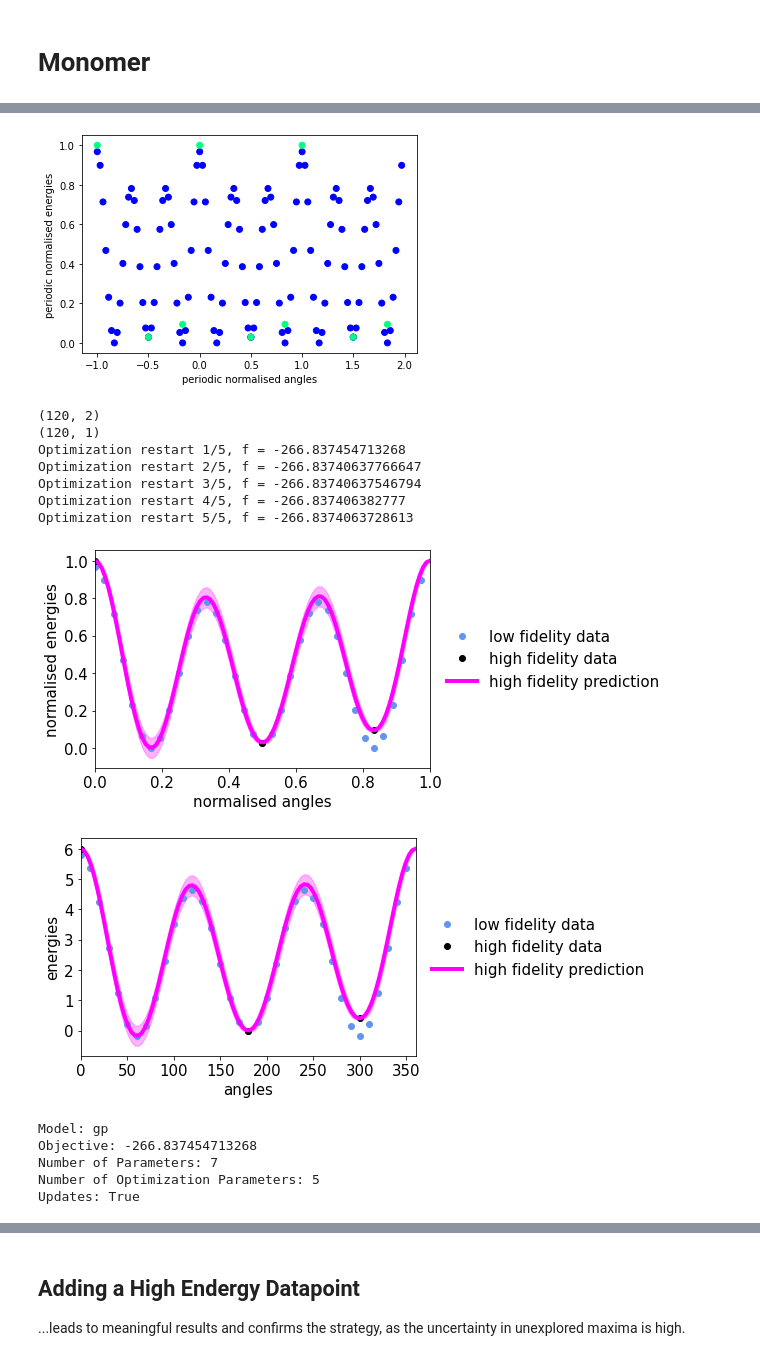
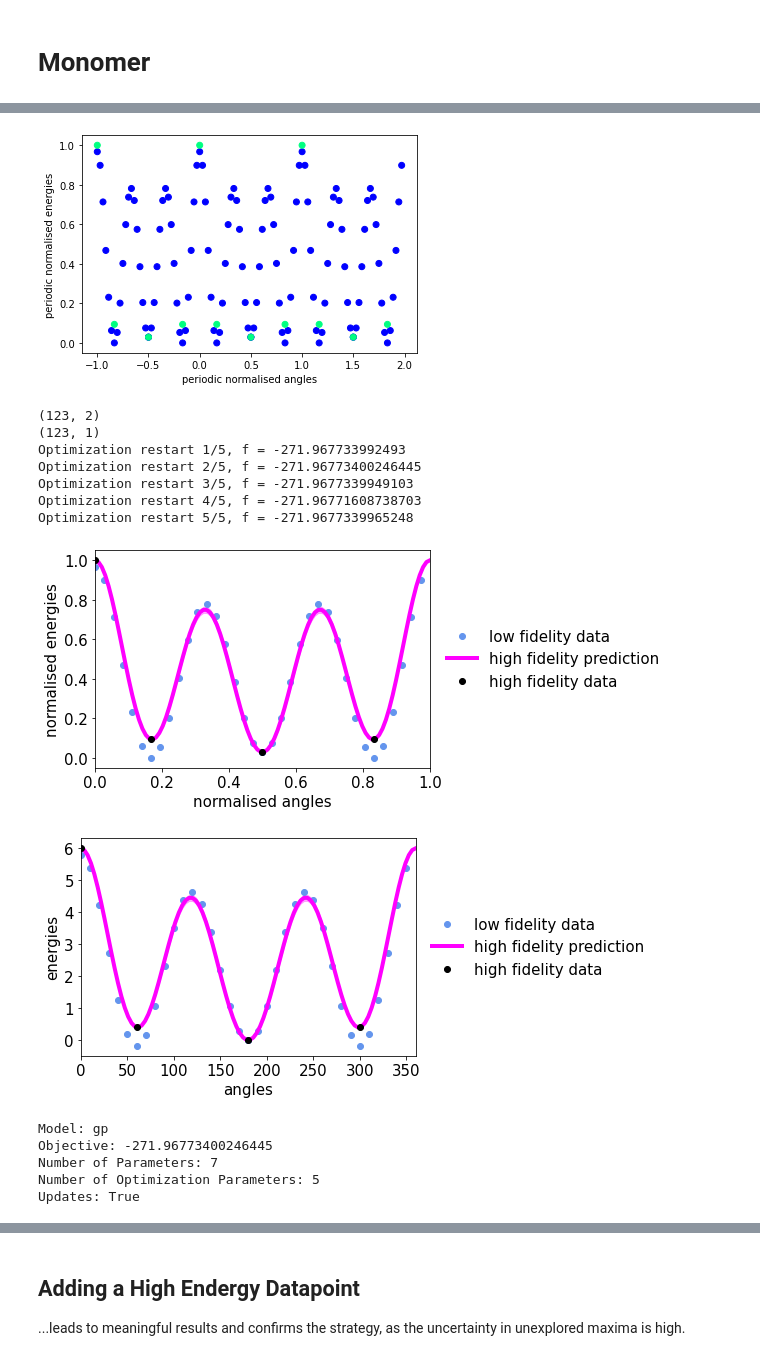
Before and after one commit to maxfleck/tamkintools-multi-fidelity-bayesian, a Jupyter notebook: Umer_results/umer_mf.ipynb, the cells around one changed output, grey strips where cells are left out. Cells and saved outputs as stored; diff of their text form; code cells hidden in the pictures.

Commit message:
nice plots 2

```diff
--- a/Umer_results/umer_mf.ipynb
+++ b/Umer_results/umer_mf.ipynb
@@ -213,8 +213,8 @@ Updates: True
 | mixed_noise.Gaussian_noise.variance | 1e-07 | +ve fixed |  |
 | mixed_noise.Gaussian_noise_1.vari... | 1e-07 | +ve fixed |  |
 # %%
-cc_dihedral_monomer = np.array( [0.,180,300] )
-cc_energy_monomer = np.array( [ 6, 0., 0.4] )
+cc_dihedral_monomer = np.array( [0.,60,180,300] )
+cc_energy_monomer = np.array( [ 6, 0.4, 0., 0.4] )
 
 
 dihedral_monomer = ( rotor1.rot_scan.potential[0] )/np.pi*180
@@ -272,15 +272,15 @@ set angle range 360.0
-[figure, old version]
+[figure, new version]
-(120, 2)
-(120, 1)
-Optimization restart 1/5, f = -266.837454713268
-Optimization restart 2/5, f = -266.83740637766647
-Optimization restart 3/5, f = -266.83740637546794
-Optimization restart 4/5, f = -266.837406382777
-Optimization restart 5/5, f = -266.8374063728613
+(123, 2)
+(123, 1)
+Optimization restart 1/5, f = -271.967733992493
+Optimization restart 2/5, f = -271.96773400246445
+Optimization restart 3/5, f = -271.9677339949103
+Optimization restart 4/5, f = -271.96771608738703
+Optimization restart 5/5, f = -271.9677339965248
-[figure, old version]
+[figure, new version]
-[figure, old version]
+[figure, new version]
 Model: gp
-Objective: -266.837454713268
+Objective: -271.96773400246445
 Number of Parameters: 7
 Number of Optimization Parameters: 5
 Updates: True
```
Also changed, not shown: parts of 4 cells of this notebook, 47 other files.
